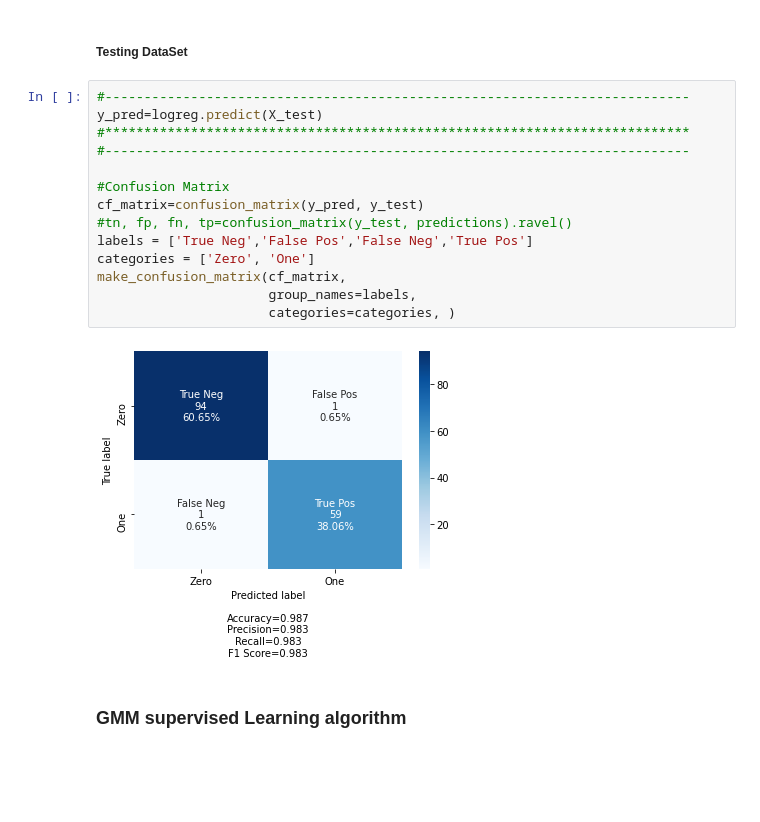
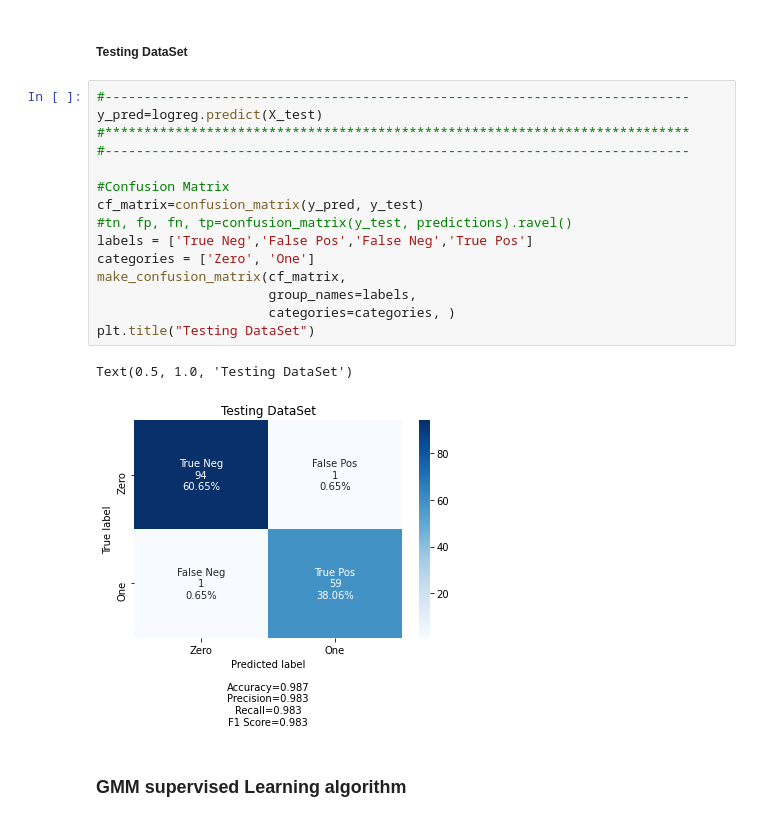
Before and after one commit to mohcineelharras/daml_project, a Jupyter notebook: project/daml_project.ipynb, the cells around one changed output. Saved outputs shown, nothing was run; the diff lists cells and outputs as text; blank space fills up the shorter version.

```diff
--- a/project/daml_project.ipynb
+++ b/project/daml_project.ipynb
@@ -1240,19 +1246,21 @@ make_confusion_matrix(cf_matrix,
 # %%
 #---------------------------------------------------------------------------
 y_pred=logreg.predict(X_test)
 #***************************************************************************
 #---------------------------------------------------------------------------
 
 #Confusion Matrix
 cf_matrix=confusion_matrix(y_pred, y_test)
 #tn, fp, fn, tp=confusion_matrix(y_test, predictions).ravel()
 labels = ['True Neg','False Pos','False Neg','True Pos']
 categories = ['Zero', 'One']
 make_confusion_matrix(cf_matrix,
                       group_names=labels,
                       categories=categories, )
+plt.title("Testing DataSet")
 # %% [output]
+Text(0.5, 1.0, 'Testing DataSet')
-[figure, old version]
+[figure, new version]
 # %% [markdown]
 ### GMM supervised Learning algorithm
 # %% [markdown]
```
Also changed, not shown: parts of 24 cells of this notebook.
